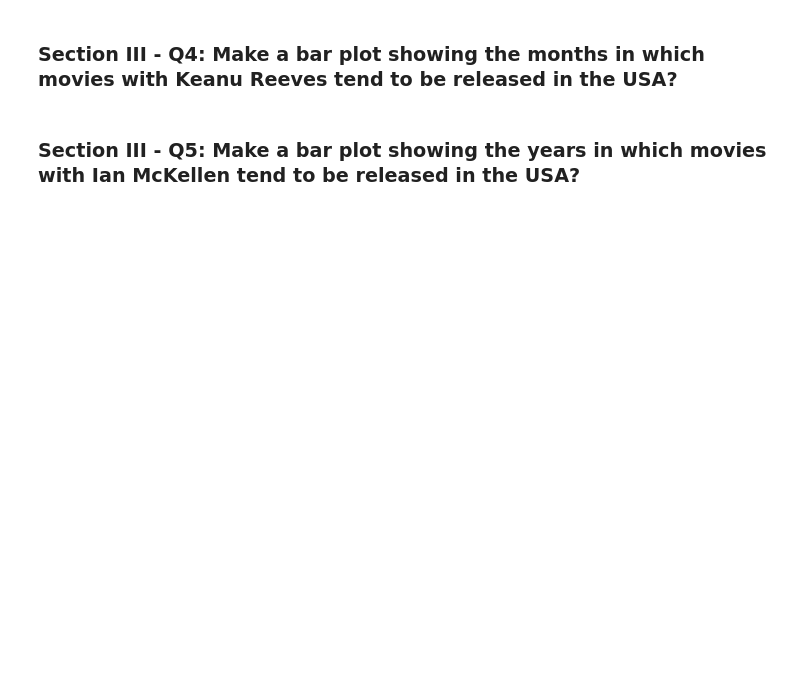
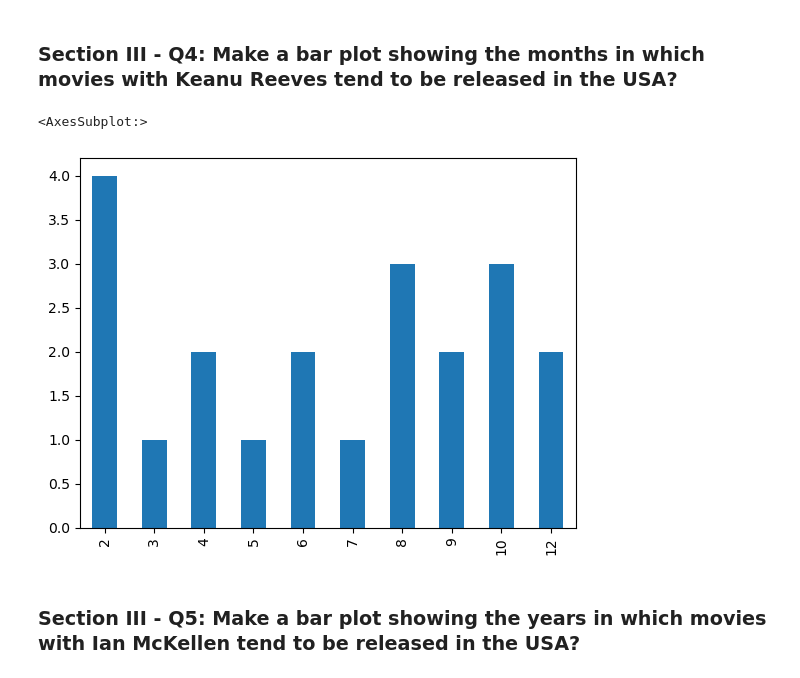
Before and after one commit to aw109/mec-mini-projects, a Jupyter notebook: mec-5.3.10-data-wranging-with-pandas-mini-project/Mini_Project_Data_Wrangling_Pandas.ipynb, the cells around one changed output. Saved outputs shown, nothing was run; the diff lists cells and outputs as text; code cells hidden in the pictures; blank space fills up the shorter version.

```diff
--- a/mec-5.3.10-data-wranging-with-pandas-mini-project/Mini_Project_Data_Wrangling_Pandas.ipynb
+++ b/mec-5.3.10-data-wranging-with-pandas-mini-project/Mini_Project_Data_Wrangling_Pandas.ipynb
@@ -600,3 +615,6 @@ christmas.date.dt.month.value_counts().sort_index().plot(kind='bar')
 # %% [markdown]
 ### Section III - Q3: Show all the movies in which Keanu Reeves has played the lead role along with their   release date in the USA sorted by the date of release
 - Hint: You might need to join or merge two datasets!
+# %%
+keanu = cast[ (cast['name'] == 'Keanu Reeves') & (cast['n'] == 1) ]
+keanu.head()
@@ -602,0 +628,3 @@ christmas.date.dt.month.value_counts().sort_index().plot(kind='bar')
+# %%
+us_released = release_dates[ release_dates['country'] == 'USA' ]
+us_released.head()
@@ -603,4 +664,12 @@ christmas.date.dt.month.value_counts().sort_index().plot(kind='bar')
 # %% [markdown]
 ### Section III - Q4: Make a bar plot showing the months in which movies with Keanu Reeves tend to be released in the USA?
+# %%
+keanu_us = keanu.merge(us_released, how='left', on='title').dropna(subset=['date'])
+keanu_us = keanu_us[ keanu_us['year_x'] == keanu_us['date'].dt.isocalendar().year ]
+
+keanu_us.date.dt.month.value_counts().sort_index().plot(kind='bar')
+# %% [output]
+<AxesSubplot:>
+[figure, added]
 # %% [markdown]
 ### Section III - Q5: Make a bar plot showing the years in which movies with Ian McKellen tend to be released in the USA?
```
Also changed, not shown: parts of 7 cells of this notebook.
